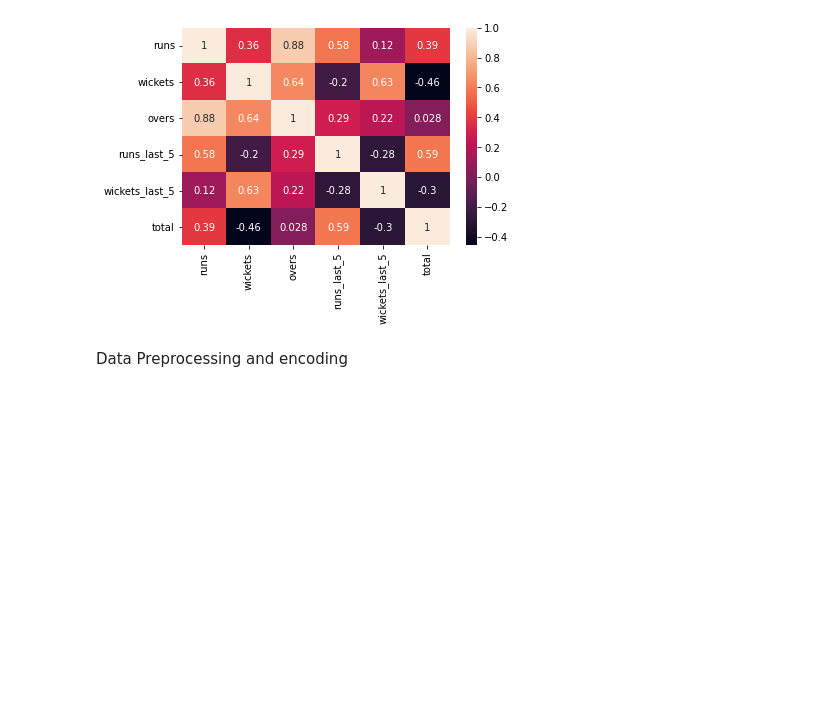
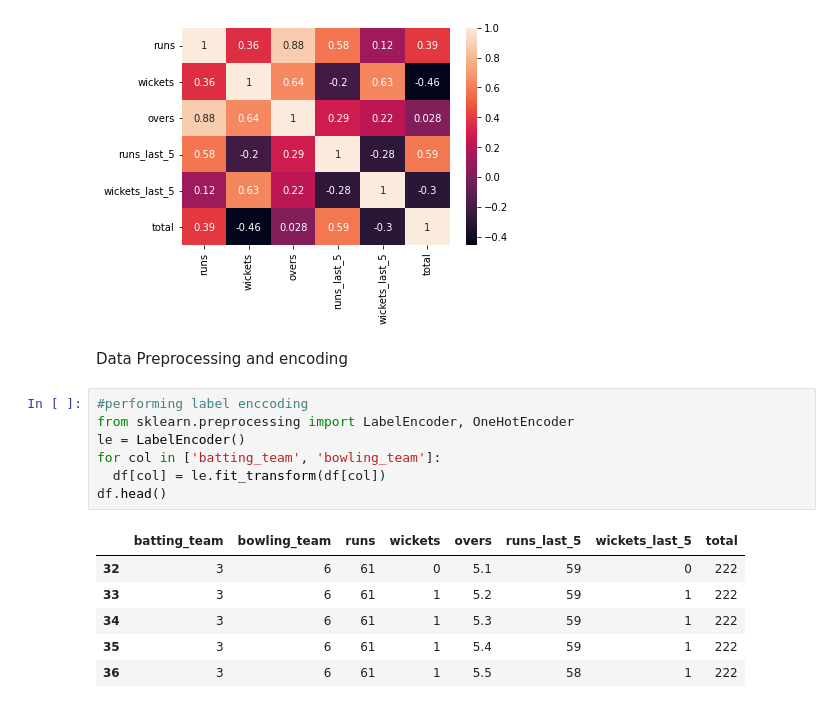
Before and after one commit to Geethika6966/IPL-Data-Analysis, a Jupyter notebook: IPL_Data_Analysis.ipynb, the cells around one changed output. Cells and saved outputs as stored; diff of their text form; blank space fills up the shorter version.

```diff
--- a/IPL_Data_Analysis.ipynb
+++ b/IPL_Data_Analysis.ipynb
@@ -182,3 +182,17 @@ heatmap(data=df.corr(), annot=True)
 [figure]
 # %% [markdown]
 Data Preprocessing and encoding
+# %%
+#performing label enccoding
+from sklearn.preprocessing import LabelEncoder, OneHotEncoder
+le = LabelEncoder()
+for col in ['batting_team', 'bowling_team']:
+  df[col] = le.fit_transform(df[col])
+df.head()
+# %% [output]
+|  | batting_team | bowling_team | runs | wickets | overs | runs_last_5 | wickets_last_5 | total |
+| 32 | 3 | 6 | 61 | 0 | 5.1 | 59 | 0 | 222 |
+| 33 | 3 | 6 | 61 | 1 | 5.2 | 59 | 1 | 222 |
+| 34 | 3 | 6 | 61 | 1 | 5.3 | 59 | 1 | 222 |
+| 35 | 3 | 6 | 61 | 1 | 5.4 | 59 | 1 | 222 |
+| 36 | 3 | 6 | 61 | 1 | 5.5 | 58 | 1 | 222 |
```
Also changed, not shown: parts of 48 cells of this notebook.
